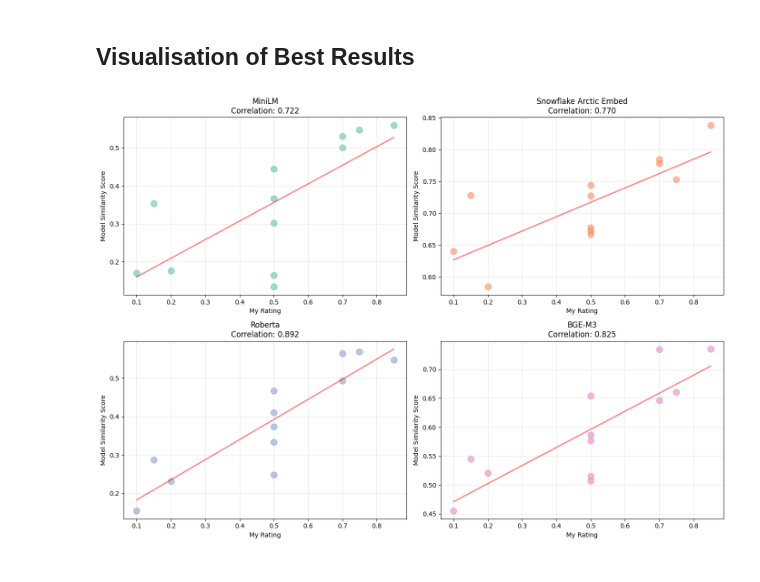
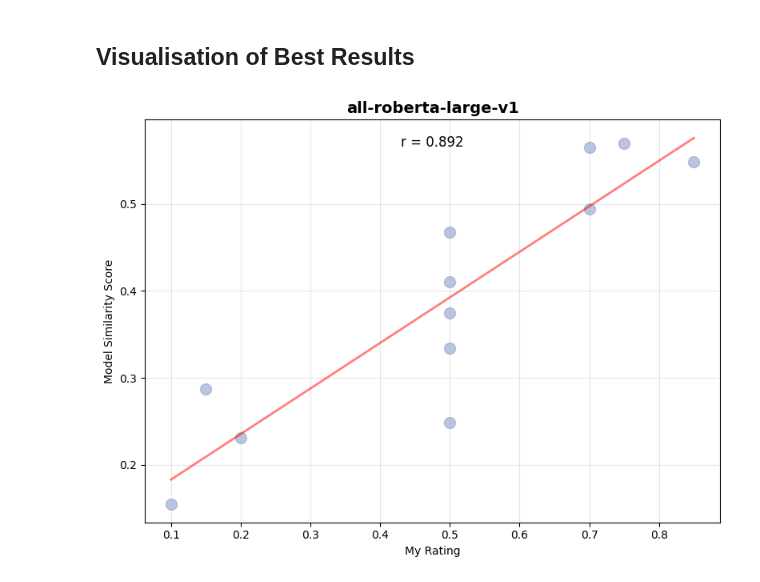
Before and after one commit to lico27/prospie, a Jupyter notebook: 7_model_selection/model_selection_notebook.ipynb, the cells around one changed output. Drawn from its saved outputs; the diff is of its cells as text; code cells hidden in the pictures.

```diff
--- a/7_model_selection/model_selection_notebook.ipynb
+++ b/7_model_selection/model_selection_notebook.ipynb
@@ -316,32 +326,30 @@ pairs_ao_ext
 # %% [markdown]
 ## Visualisation of Best Results
 # %%
-#make scatterplots
-fig, axes = plt.subplots(2, 2, figsize=(14, 10))
-axes = axes.flatten()
+#make scatterplot for winner
+fig, ax = plt.subplots(figsize=(8, 6))
 
-for idx, (model_col, title) in enumerate([
-    ("all-MiniLM-L6-v2_sim", "MiniLM"),
-    ("Snowflake/snowflake-arctic-embed-s_sim", "Snowflake Arctic Embed"),
-    ("all-roberta-large-v1_sim", "Roberta"),
-    ("BAAI/bge-large-en-v1.5_sim", "BGE-M3")
-]):
-    axes[idx].scatter(pairs_ao_ext["my_rating"], pairs_ao_ext[model_col],
-                        alpha=0.6, s=100, color=colours[idx])
+model_col = "all-roberta-large-v1_sim"
+correlation = results_ao_ext[results_ao_ext["model"] == "all-roberta-large-v1"]["correlation"].iloc[0]
 
-    #show line of best fit
-    z = np.polyfit(pairs_ao_ext["my_rating"], pairs_ao_ext[model_col], 1)
-    p = np.poly1d(z)
-    axes[idx].plot(pairs_ao_ext["my_rating"].sort_values(),
-                    p(pairs_ao_ext["my_rating"].sort_values()),
-                    "r-", alpha=0.5, linewidth=2)
+ax.scatter(pairs_ao_ext["my_rating"], pairs_ao_ext[model_col],
+           alpha=0.6, s=100, color=colours[2])
 
-    axes[idx].set_xlabel("My Rating")
-    axes[idx].set_ylabel("Model Similarity Score")
-    axes[idx].set_title(f"{title}\nCorrelation: {results_ao_ext.iloc[idx]['correlation']:.3f}")
-    axes[idx].grid(True, alpha=0.3)
+#show line of best fit
+z = np.polyfit(pairs_ao_ext["my_rating"], pairs_ao_ext[model_col], 1)
+p = np.poly1d(z)
+ax.plot(pairs_ao_ext["my_rating"].sort_values(),
+        p(pairs_ao_ext["my_rating"].sort_values()),
+        "r-", alpha=0.5, linewidth=2)
+
+ax.set_xlabel("My Rating")
+ax.set_ylabel("Model Similarity Score")
+ax.set_title("all-roberta-large-v1", fontsize=14, fontweight="bold")
+ax.text(0.5, 0.96, f"r = {correlation:.3f}",
+        transform=ax.transAxes, ha='center', va='top', fontsize=12)
+ax.grid(True, alpha=0.3)
 
 plt.tight_layout()
 plt.show()
 # %% [output]
-[figure, old version]
+[figure, new version]
```
Also changed, not shown: parts of 7 cells of this notebook.
